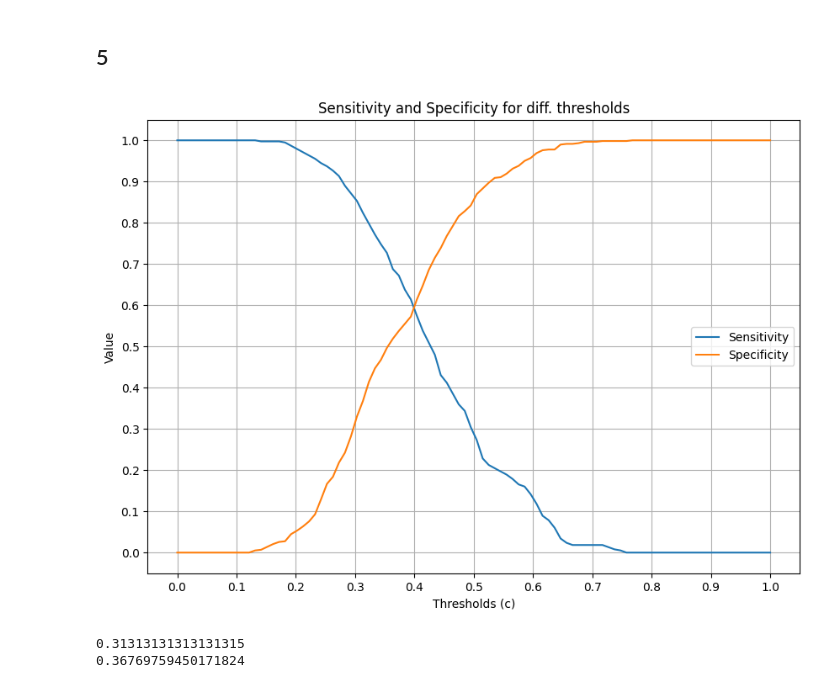
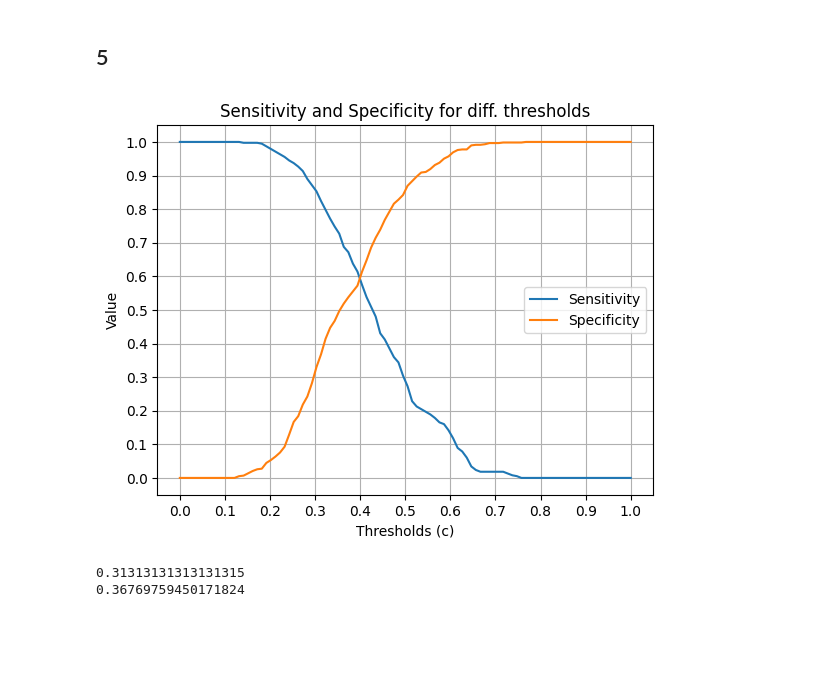
Before and after one commit to SamuraiGalahad/IDZ_HW, a Jupyter notebook: hw.ipynb, the cells around one changed output. Saved outputs shown, nothing was run; the diff lists cells and outputs as text; code cells hidden in the pictures; blank space fills up the shorter version.

```diff
--- a/hw.ipynb
+++ b/hw.ipynb
@@ -115,14 +115,14 @@ Rules bounds [0, 0.01, 1.0, 27.0]
 
 # Education
 educ_dummies = pd.get_dummies(pd.cut(data['educ'], educ_bounds, include_lowest=True))
-educ_dummies_names = ['educ_' + str(educ_bounds[i]) + '_' + str(educ_bounds[i + 1]) for i in range(len(educ_bounds) - 1)]
+educ_dummies_names = ['educ_' + str(educ_bounds[i]) for i in range(len(educ_bounds) - 1)]
 educ_dummies = educ_dummies.astype(int)
 educ_dummies.columns = educ_dummies_names
 print(educ_dummies.describe())
 
 # Rules
 rules_dummies = pd.get_dummies(pd.cut(data['rules'], rules_bounds, include_lowest=True))
-rules_dummies_names = ['rules_' + str(rules_bounds[i]) + '_' + str(rules_bounds[i + 1]) for i in range(len(rules_bounds) - 1)]
+rules_dummies_names = ['rules_' + str(rules_bounds[i]) for i in range(len(rules_bounds) - 1)]
 rules_dummies = rules_dummies.astype(int)
 rules_dummies.columns = rules_dummies_names
 print(rules_dummies.describe())
@@ -407,35 +457,39 @@ specificity = []
 
 tresholds = np.linspace(0, 1, 100)
 
 for c in tresholds:
     y_pred = np.where(pr_model_pred[:Y.size] > c, 1, 0)
     tn, fp, fn, tp = confusion_matrix(y_pred=y_pred, y_true=Y).ravel()
 
     sensitivity.append(tp / (tp + fn))
     specificity.append(tn / (tn + fp))
 
-plt.figure(figsize=(10, 7))
+plt.title('Sensitivity and Specificity for diff. thresholds')
+
 plt.plot(tresholds, sensitivity, label="Sensitivity")
 plt.plot(tresholds, specificity, label="Specificity")
+
 plt.xlabel('Thresholds (c)')
 plt.ylabel('Value')
-plt.title('Sensitivity and Specificity for diff. thresholds')
+
 plt.legend()
 plt.grid()
+
 plt.xticks(np.arange(0, 1.1, 0.1))
 plt.yticks(np.arange(0, 1.1, 0.1))
+
 plt.show()
 
 sensitivity = np.array(sensitivity)
 specificity = np.array(specificity)
 
 c = tresholds[sensitivity >= 0.8][-1]
 
 spec_at_send_80 = specificity[sensitivity >= 0.8][-1]
 
 print(c)
 print(spec_at_send_80)
 # %% [output]
-[figure, old version]
+[figure, new version]
 0.31313131313131315
 0.36769759450171824
```
Also changed, not shown: parts of 15 cells of this notebook.
